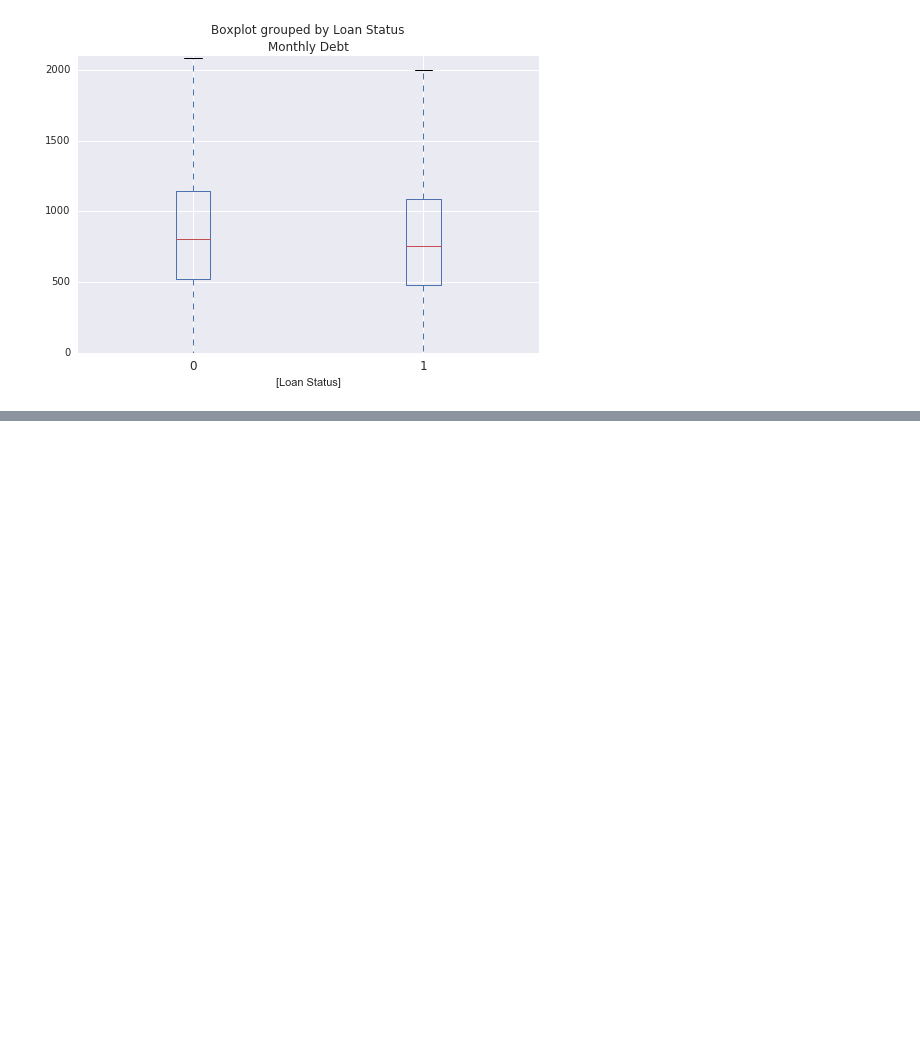
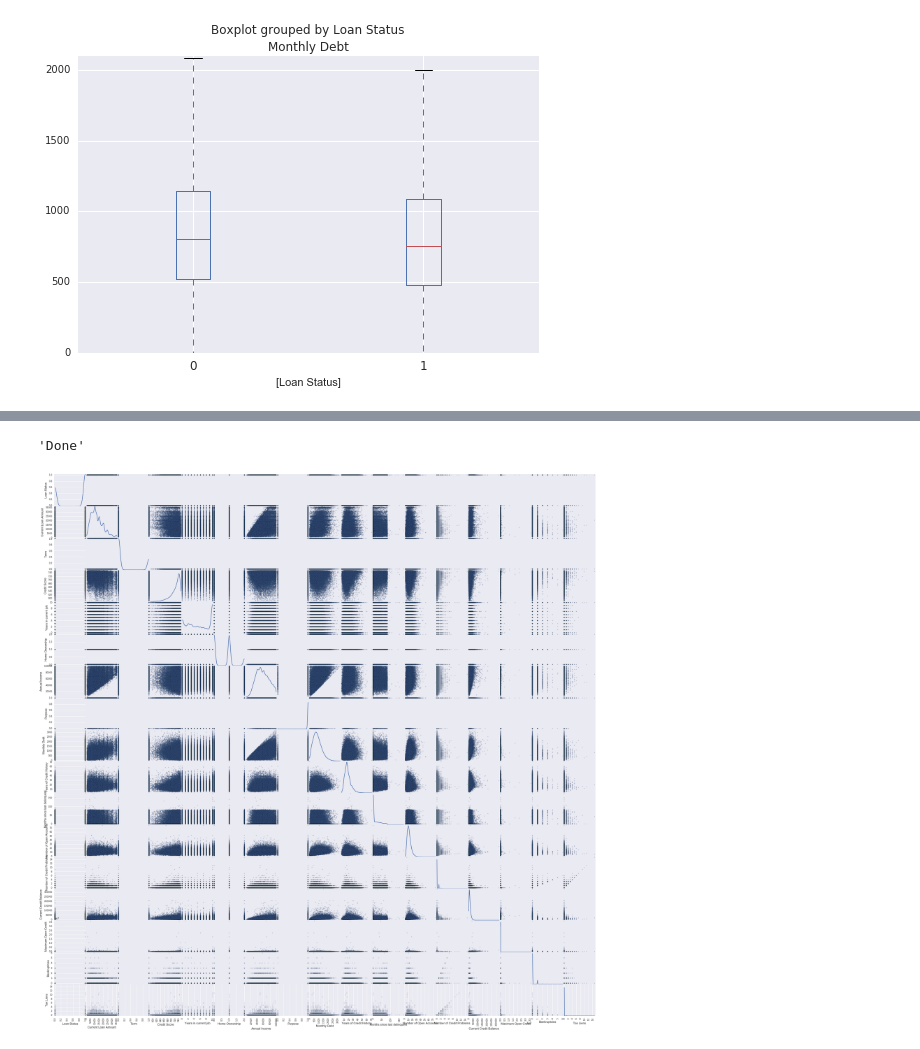
Before and after one commit to jerry-shijieli/MS_Data_Science_Professional_Program, a Jupyter notebook: DataScienceProfessionalProject/experiments/Loan Granting Binary Classification data cleansing.ipynb, the cells around one changed output, grey strips where cells are left out. Drawn from its saved outputs; the diff is of its cells as text; code cells hidden in the pictures; blank space fills up the shorter version.

```diff
--- a/DataScienceProfessionalProject/experiments/Loan Granting Binary Classification data cleansing.ipynb
+++ b/DataScienceProfessionalProject/experiments/Loan Granting Binary Classification data cleansing.ipynb
@@ -361,0 +388,5 @@ See the caveats in the documentation: http://pandas.pydata.org/pandas-docs/stabl
+# %%
+auto_pairs(plot_cols, df)
+# %% [output]
+'Done'
+[figure, added]
```
Also changed, not shown: parts of 9 cells of this notebook, 2 other files.
